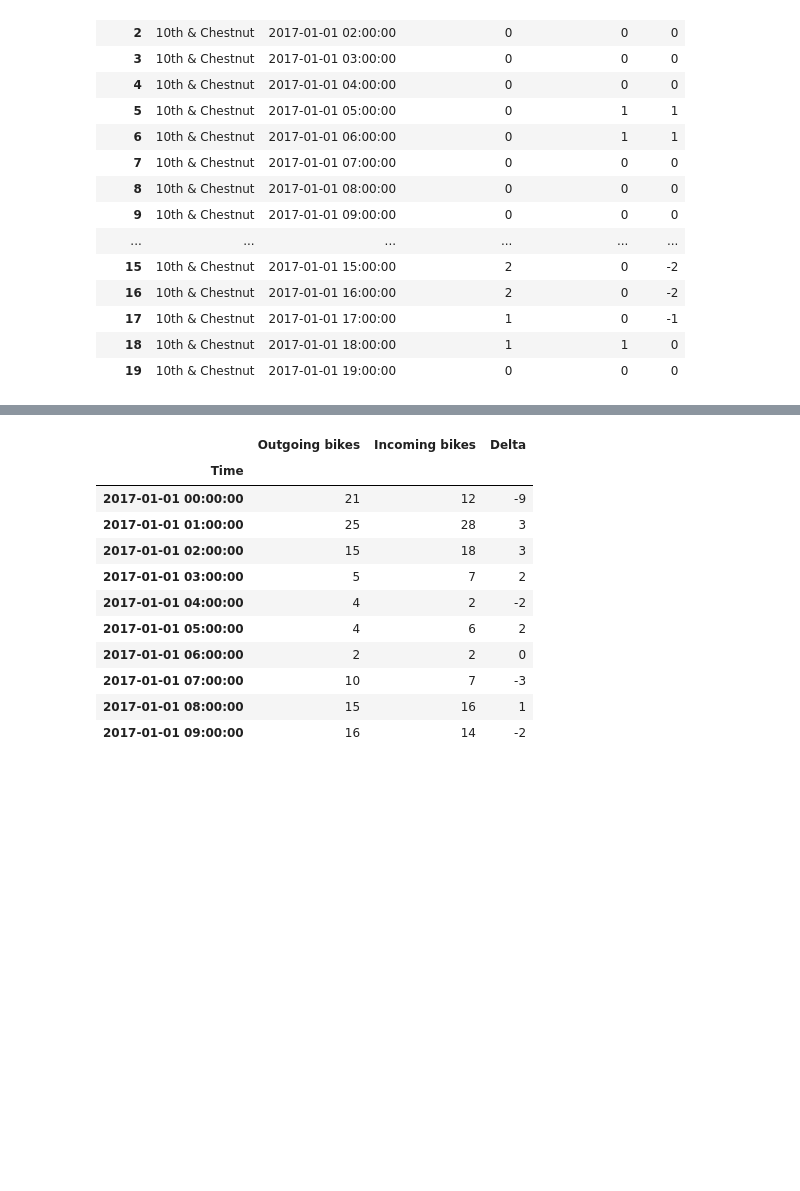
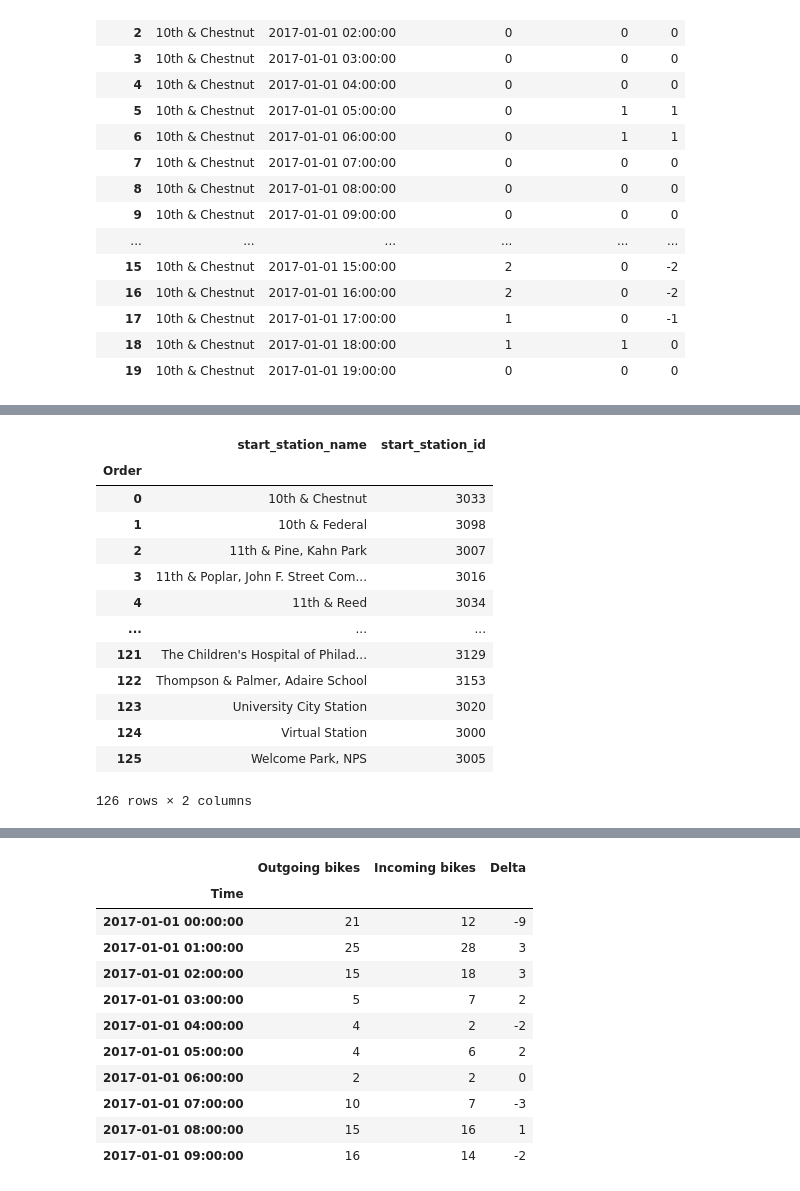
Before and after one commit to GoebelM94/dsml2021, a Jupyter notebook: notebooks/Delta Bike Rides New.ipynb, the cells around one changed output, grey strips where cells are left out. Cells and saved outputs as stored; diff of their text form; code cells hidden in the pictures; blank space fills up the shorter version.

```diff
--- a/notebooks/Delta Bike Rides New.ipynb
+++ b/notebooks/Delta Bike Rides New.ipynb
@@ -378,0 +403,17 @@ df_bikes_delta_final_year = df_bikes_delta_final.groupby(['Station Name']).sum()
+# %%
+df_bikes_delta_id
+# %% [output]
+|  | start_station_name | start_station_id |
+| Order |  |  |
+| 0 | 10th & Chestnut | 3033 |
+| 1 | 10th & Federal | 3098 |
+| 2 | 11th & Pine, Kahn Park | 3007 |
+| 3 | 11th & Poplar, John F. Street Com... | 3016 |
+| 4 | 11th & Reed | 3034 |
+| ... | ... | ... |
+| 121 | The Children's Hospital of Philad... | 3129 |
+| 122 | Thompson & Palmer, Adaire School | 3153 |
+| 123 | University City Station | 3020 |
+| 124 | Virtual Station | 3000 |
+| 125 | Welcome Park, NPS | 3005 |
+126 rows × 2 columns
```
Also changed, not shown: parts of 14 cells of this notebook.
